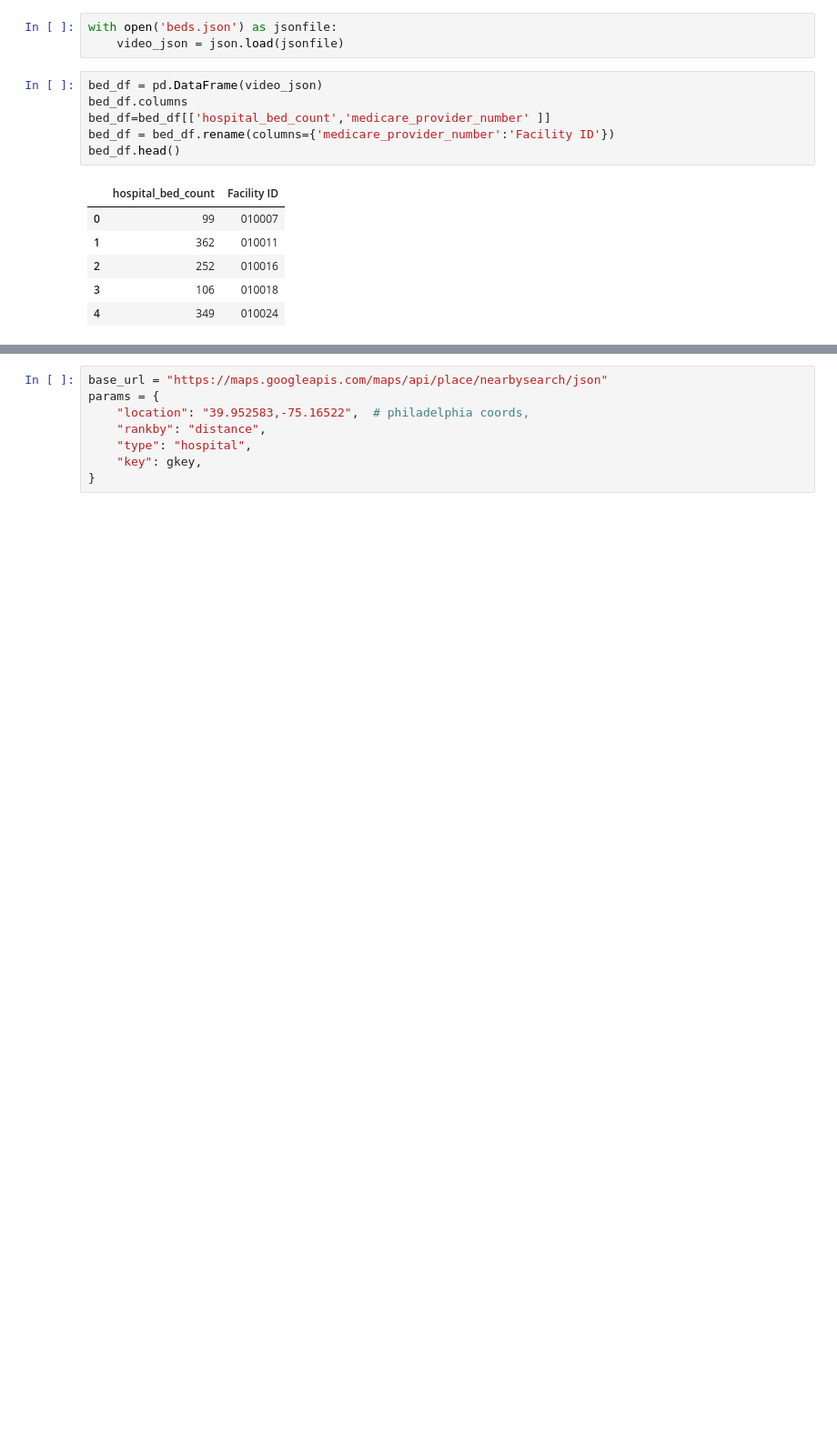
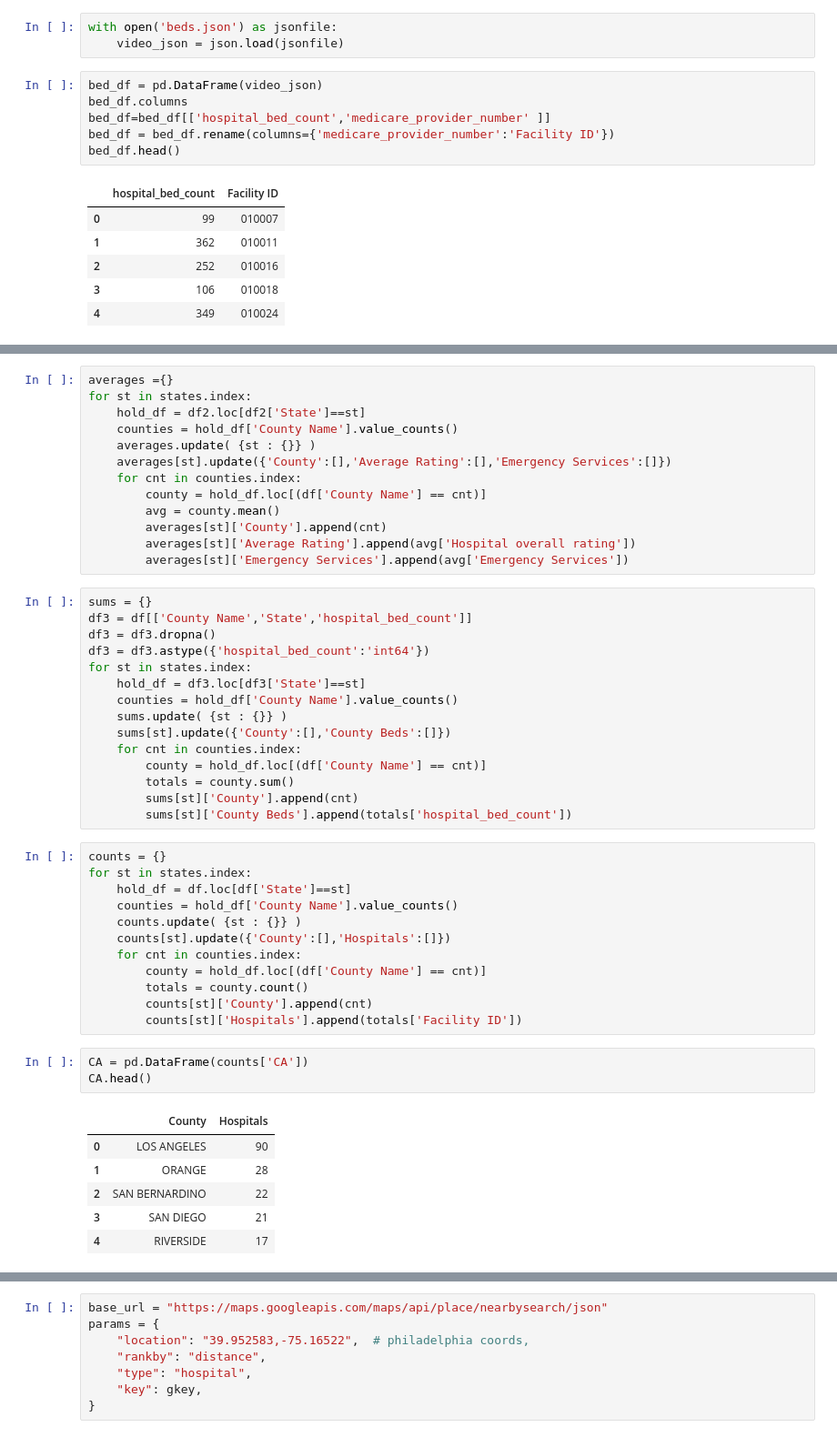
Before and after one commit to jtpeters963/Project-1, a Jupyter notebook: hospitals/google_api_calls.ipynb, the cells around one changed output, grey strips where cells are left out. Shown at 91% size. Saved outputs shown, nothing was run; the diff lists cells and outputs as text; blank space fills up the shorter version.

Commit message:
Initial data push

```diff
--- a/hospitals/google_api_calls.ipynb
+++ b/hospitals/google_api_calls.ipynb
@@ -61,0 +87,50 @@ df.head()
+# %%
+averages ={}
+for st in states.index:
+    hold_df = df2.loc[df2['State']==st]
+    counties = hold_df['County Name'].value_counts()
+    averages.update( {st : {}} )
+    averages[st].update({'County':[],'Average Rating':[],'Emergency Services':[]})
+    for cnt in counties.index:
+        county = hold_df.loc[(df['County Name'] == cnt)]
+        avg = county.mean()
+        averages[st]['County'].append(cnt)
+        averages[st]['Average Rating'].append(avg['Hospital overall rating'])
+        averages[st]['Emergency Services'].append(avg['Emergency Services'])
+# %%
+sums = {}
+df3 = df[['County Name','State','hospital_bed_count']]
+df3 = df3.dropna()
+df3 = df3.astype({'hospital_bed_count':'int64'})
+for st in states.index:
+    hold_df = df3.loc[df3['State']==st]
+    counties = hold_df['County Name'].value_counts()
+    sums.update( {st : {}} )
+    sums[st].update({'County':[],'County Beds':[]})
+    for cnt in counties.index:
+        county = hold_df.loc[(df['County Name'] == cnt)]
+        totals = county.sum()
+        sums[st]['County'].append(cnt)
+        sums[st]['County Beds'].append(totals['hospital_bed_count'])
+# %%
+counts = {}
+for st in states.index:
+    hold_df = df.loc[df['State']==st]
+    counties = hold_df['County Name'].value_counts()
+    counts.update( {st : {}} )
+    counts[st].update({'County':[],'Hospitals':[]})
+    for cnt in counties.index:
+        county = hold_df.loc[(df['County Name'] == cnt)]
+        totals = county.count()
+        counts[st]['County'].append(cnt)
+        counts[st]['Hospitals'].append(totals['Facility ID'])
+# %%
+CA = pd.DataFrame(counts['CA'])
+CA.head()
+# %% [output]
+|  | County | Hospitals |
+| 0 | LOS ANGELES | 90 |
+| 1 | ORANGE | 28 |
+| 2 | SAN BERNARDINO | 22 |
+| 3 | SAN DIEGO | 21 |
+| 4 | RIVERSIDE | 17 |
```
Also changed, not shown: parts of 8 cells of this notebook, 4 other files.
